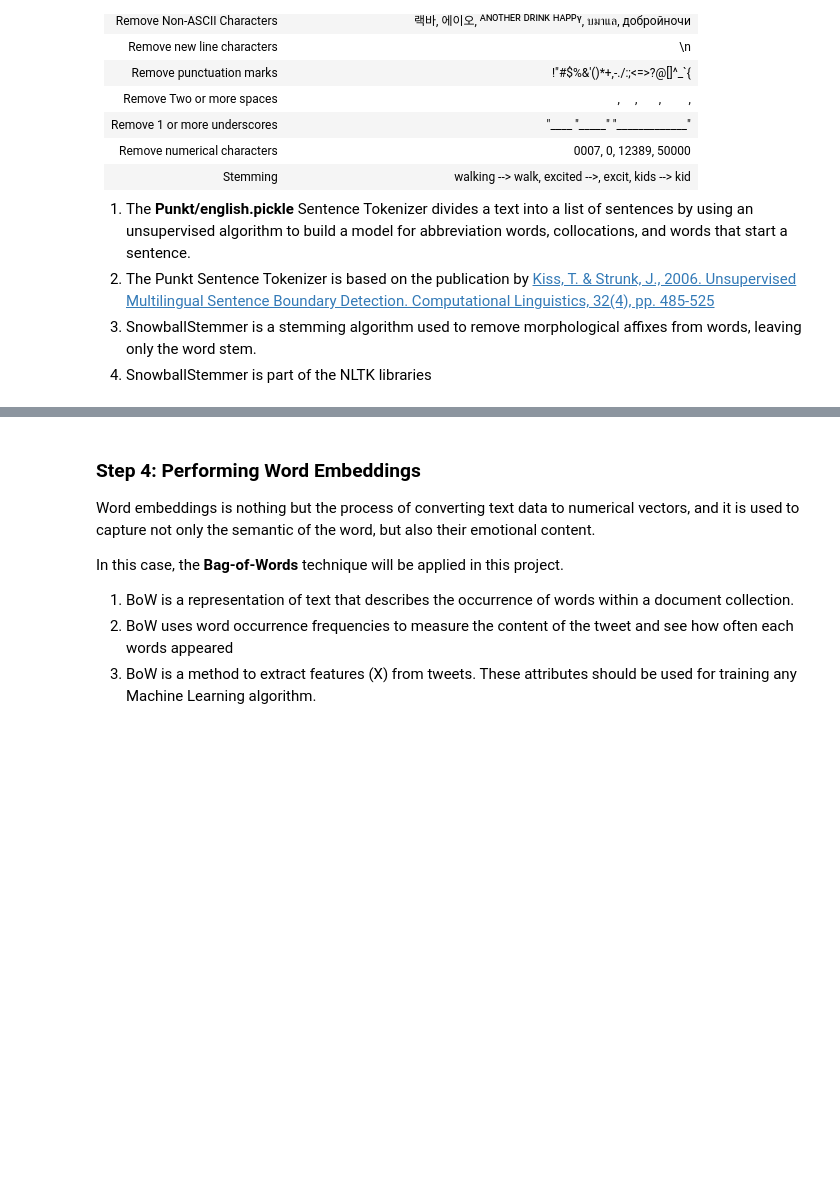
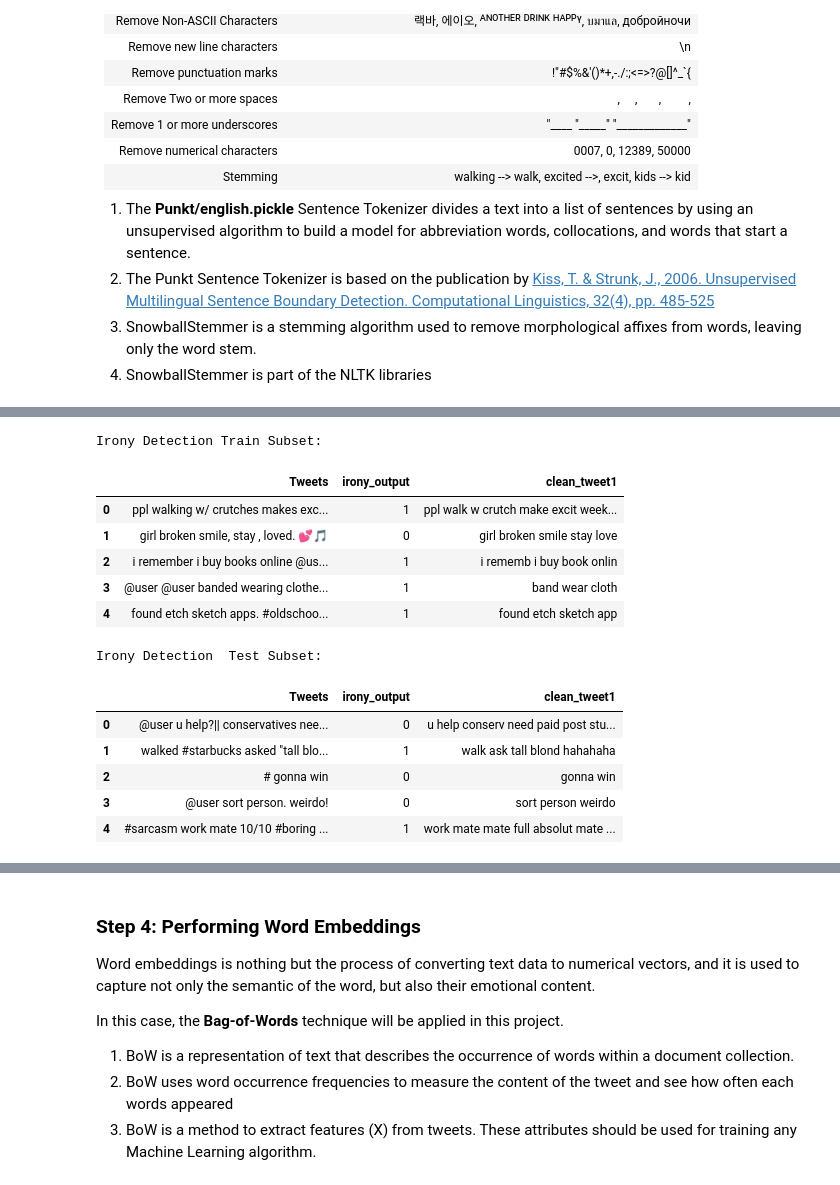
Before and after one commit to julioe-perezlara/CE888-7-SP, a Jupyter notebook: Project_Final/Assignment_2/Task3_IronyRecognition.ipynb, the cells around one changed output, grey strips where cells are left out. Drawn from its saved outputs; the diff is of its cells as text; code cells hidden in the pictures; blank space fills up the shorter version.

```diff
--- a/Project_Final/Assignment_2/Task3_IronyRecognition.ipynb
+++ b/Project_Final/Assignment_2/Task3_IronyRecognition.ipynb
@@ -490,17 +515,32 @@ print ('Done')
 # %%
 # Comparing the original Tweet vs the Tweet after second preprocessing
 
 pd.set_option("display.max_rows", None, "display.max_columns", None, 'display.max_colwidth', None)
 # This option is used to print the entire Pandas dataframe (all rows, all columns & all content)
 
 # Train subset
-print('\n\033[1mEmotion Prediction Train Subset:\033[0m')
-display(df_emotion_train[0:5]) # Output: First 5 tweets (train)
+print('\n\033[1mIrony Detection Train Subset:\033[0m')
+display(df_irony_train[0:5]) # Output: First 5 tweets (train)
 
 # Test subset
-print('\n\033[1mEmotion Prediction Test Subset:\033[0m')
-display(df_emotion_test[0:5]) # Output: First 5 tweets (test)
+print('\n\033[1mIrony Detection  Test Subset:\033[0m')
+display(df_irony_test[0:5]) # Output: First 5 tweets (test)
 
 # Column 'Tweets' contains the Original tweets
 # Column 'clean_tweet1' contains the Tweets after all preprocessing
+# %% [output]
+Irony Detection Train Subset:
+|  | Tweets | irony_output | clean_tweet1 |
+| 0 | ppl walking w/ crutches makes exc... | 1 | ppl walk w crutch make excit week... |
+| 1 | girl broken smile, stay , loved. 💕🎵 | 0 | girl broken smile stay love |
+| 2 | i remember i buy books online @us... | 1 | i rememb i buy book onlin |
+| 3 | @user @user banded wearing clothe... | 1 | band wear cloth |
+| 4 | found etch sketch apps. #oldschoo... | 1 | found etch sketch app |
+Irony Detection  Test Subset:
+|  | Tweets | irony_output | clean_tweet1 |
+| 0 | @user u help?|| conservatives nee... | 0 | u help conserv need paid post stu... |
+| 1 | walked #starbucks asked "tall blo... | 1 | walk ask tall blond hahahaha |
+| 2 | # gonna win | 0 | gonna win |
+| 3 | @user sort person. weirdo! | 0 | sort person weirdo |
+| 4 | #sarcasm work mate 10/10 #boring ... | 1 | work mate mate full absolut mate ... |
 # %%
```
Also changed, not shown: parts of 17 cells of this notebook, 2 other files.
